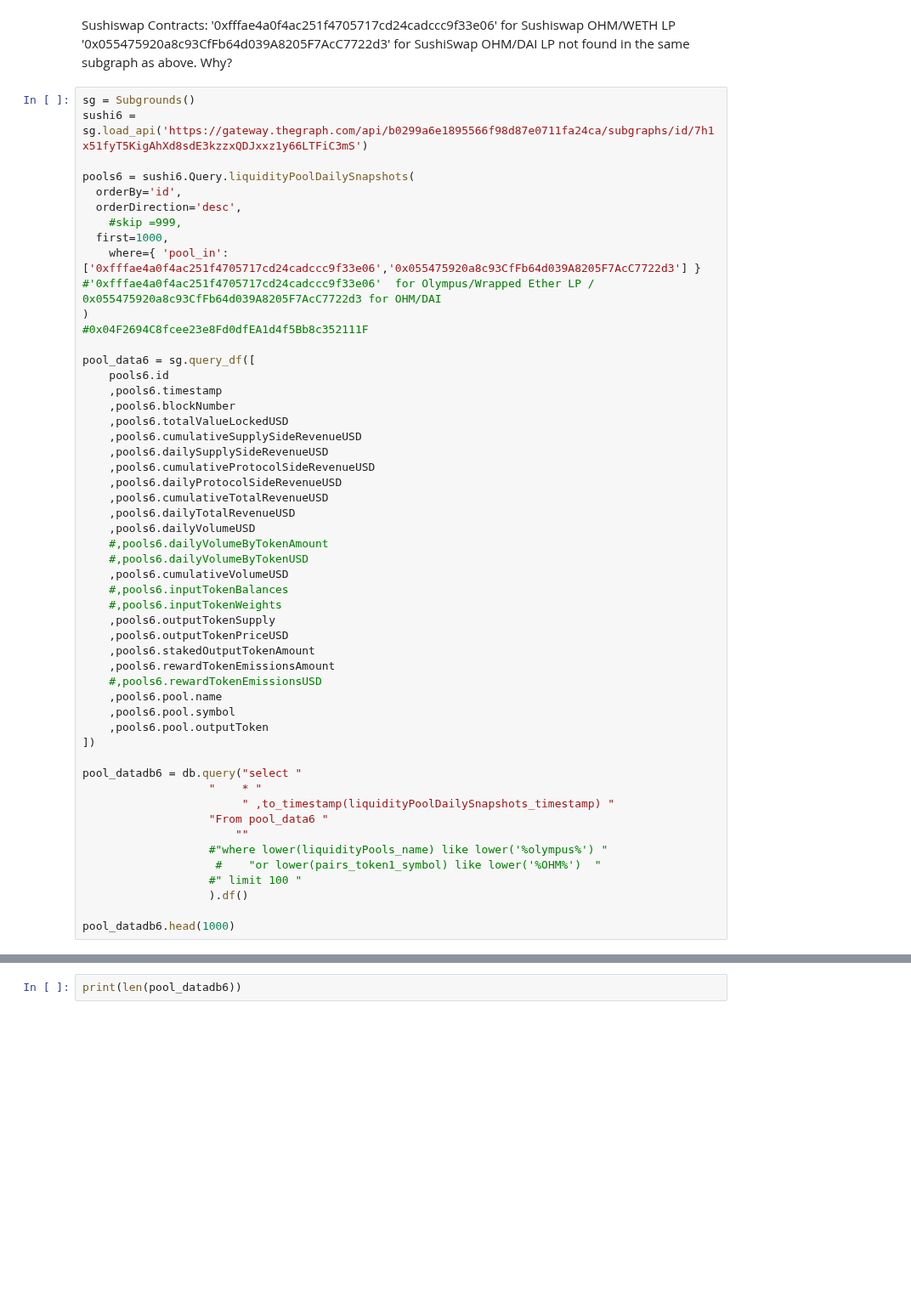
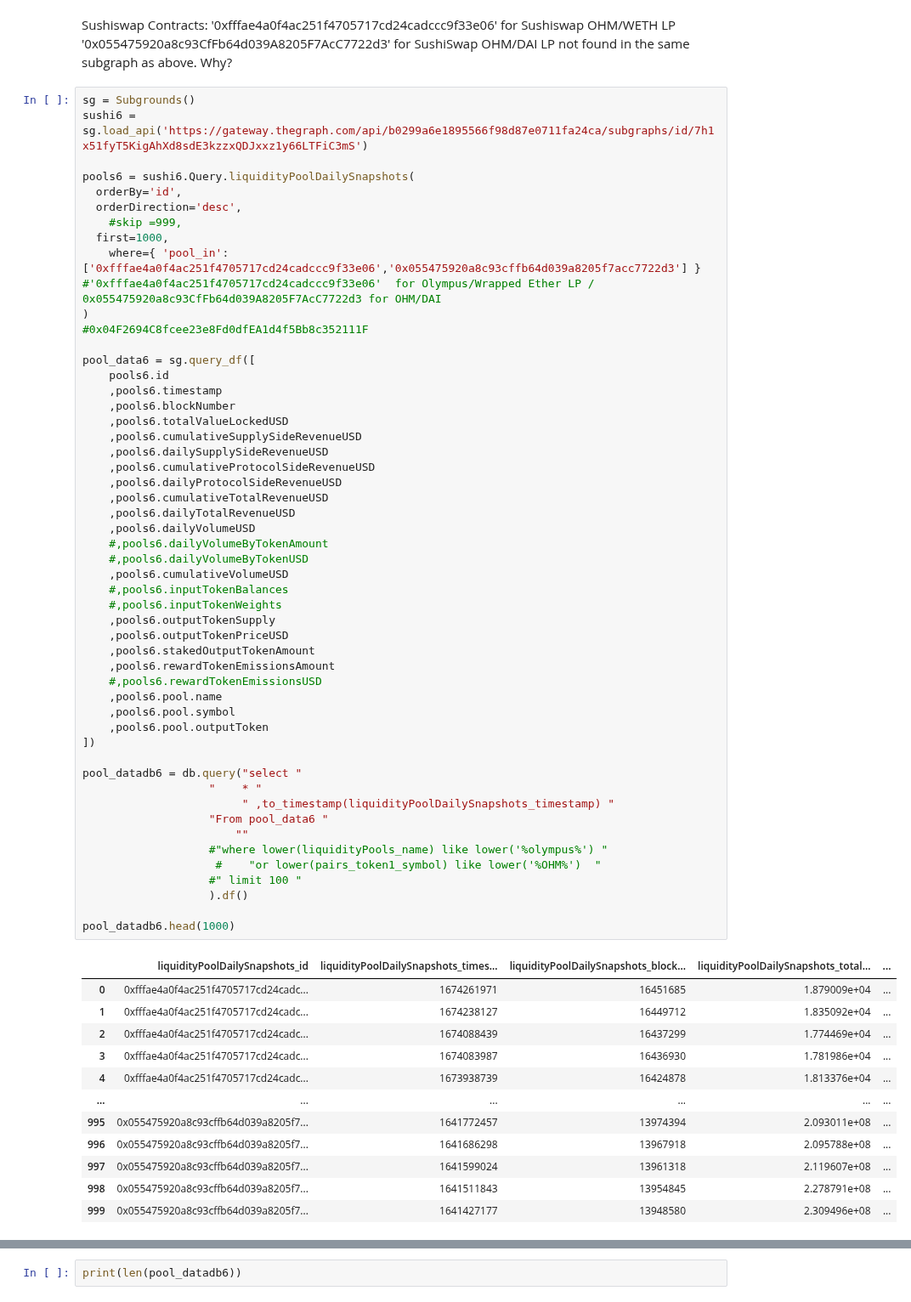
Before and after one commit to EdgeCaser/EconohmetricsOld, a Jupyter notebook: OhmLiquidityPools_sushi.ipynb, the cells around one changed output, grey strips where cells are left out. Shown at 85% size. Drawn from its saved outputs; the diff is of its cells as text; blank space fills up the shorter version.

```diff
--- a/OhmLiquidityPools_sushi.ipynb
+++ b/OhmLiquidityPools_sushi.ipynb
@@ -28,7 +28,7 @@ pools6 = sushi6.Query.liquidityPoolDailySnapshots(
   orderDirection='desc',
     #skip =999,
   first=1000,
-    where={ 'pool_in': ['0xfffae4a0f4ac251f4705717cd24cadccc9f33e06','0x055475920a8c93CfFb64d039A8205F7AcC7722d3'] }  #'0xfffae4a0f4ac251f4705717cd24cadccc9f33e06'  for Olympus/Wrapped Ether LP / 0x055475920a8c93CfFb64d039A8205F7AcC7722d3 for OHM/DAI
+    where={ 'pool_in': ['0xfffae4a0f4ac251f4705717cd24cadccc9f33e06','0x055475920a8c93cffb64d039a8205f7acc7722d3'] }  #'0xfffae4a0f4ac251f4705717cd24cadccc9f33e06'  for Olympus/Wrapped Ether LP / 0x055475920a8c93CfFb64d039A8205F7AcC7722d3 for OHM/DAI
 )
 #0x04F2694C8fcee23e8Fd0dfEA1d4f5Bb8c352111F
 
@@ -44,30 +44,42 @@ pool_data6 = sg.query_df([
     ,pools6.cumulativeTotalRevenueUSD
     ,pools6.dailyTotalRevenueUSD
     ,pools6.dailyVolumeUSD
     #,pools6.dailyVolumeByTokenAmount
     #,pools6.dailyVolumeByTokenUSD
     ,pools6.cumulativeVolumeUSD
     #,pools6.inputTokenBalances
     #,pools6.inputTokenWeights
     ,pools6.outputTokenSupply
     ,pools6.outputTokenPriceUSD
     ,pools6.stakedOutputTokenAmount
     ,pools6.rewardTokenEmissionsAmount
     #,pools6.rewardTokenEmissionsUSD
     ,pools6.pool.name
     ,pools6.pool.symbol
     ,pools6.pool.outputToken
 ])
 
 pool_datadb6 = db.query("select "
                    "    * "
                         " ,to_timestamp(liquidityPoolDailySnapshots_timestamp) "
                    "From pool_data6 "
                        ""
                    #"where lower(liquidityPools_name) like lower('%olympus%') "
                     #    "or lower(pairs_token1_symbol) like lower('%OHM%')  "
                    #" limit 100 "
                    ).df()
 
 pool_datadb6.head(1000)
 # %% [output]
+|  | liquidityPoolDailySnapshots_id | liquidityPoolDailySnapshots_times... | liquidityPoolDailySnapshots_block... | liquidityPoolDailySnapshots_total... | ... |
+| 0 | 0xfffae4a0f4ac251f4705717cd24cadc... | 1674261971 | 16451685 | 1.879009e+04 | ... |
+| 1 | 0xfffae4a0f4ac251f4705717cd24cadc... | 1674238127 | 16449712 | 1.835092e+04 | ... |
+| 2 | 0xfffae4a0f4ac251f4705717cd24cadc... | 1674088439 | 16437299 | 1.774469e+04 | ... |
+| 3 | 0xfffae4a0f4ac251f4705717cd24cadc... | 1674083987 | 16436930 | 1.781986e+04 | ... |
+| 4 | 0xfffae4a0f4ac251f4705717cd24cadc... | 1673938739 | 16424878 | 1.813376e+04 | ... |
+| ... | ... | ... | ... | ... | ... |
+| 995 | 0x055475920a8c93cffb64d039a8205f7... | 1641772457 | 13974394 | 2.093011e+08 | ... |
+| 996 | 0x055475920a8c93cffb64d039a8205f7... | 1641686298 | 13967918 | 2.095788e+08 | ... |
+| 997 | 0x055475920a8c93cffb64d039a8205f7... | 1641599024 | 13961318 | 2.119607e+08 | ... |
+| 998 | 0x055475920a8c93cffb64d039a8205f7... | 1641511843 | 13954845 | 2.278791e+08 | ... |
+| 999 | 0x055475920a8c93cffb64d039a8205f7... | 1641427177 | 13948580 | 2.309496e+08 | ... |
```
Also changed, not shown: parts of 4 cells of this notebook, 2 other files.
